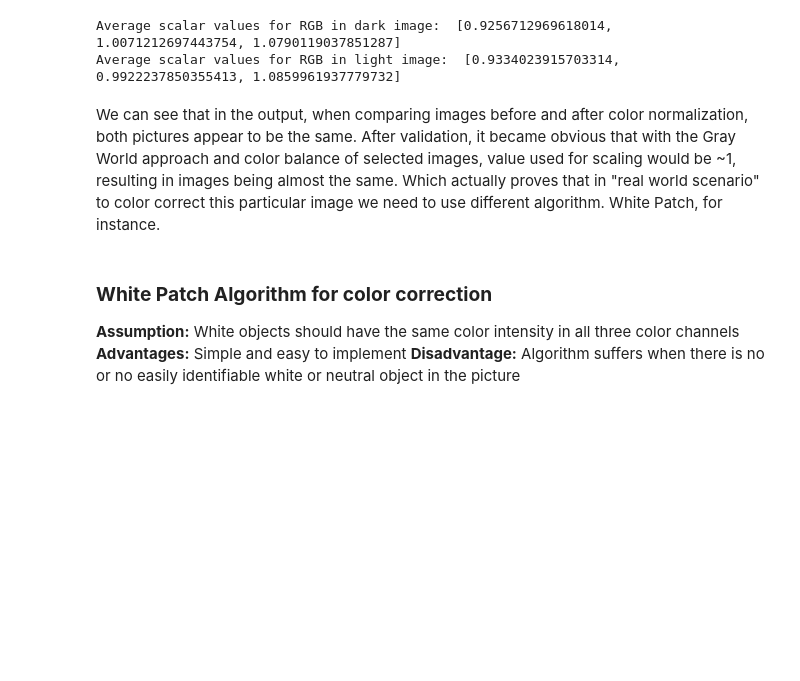
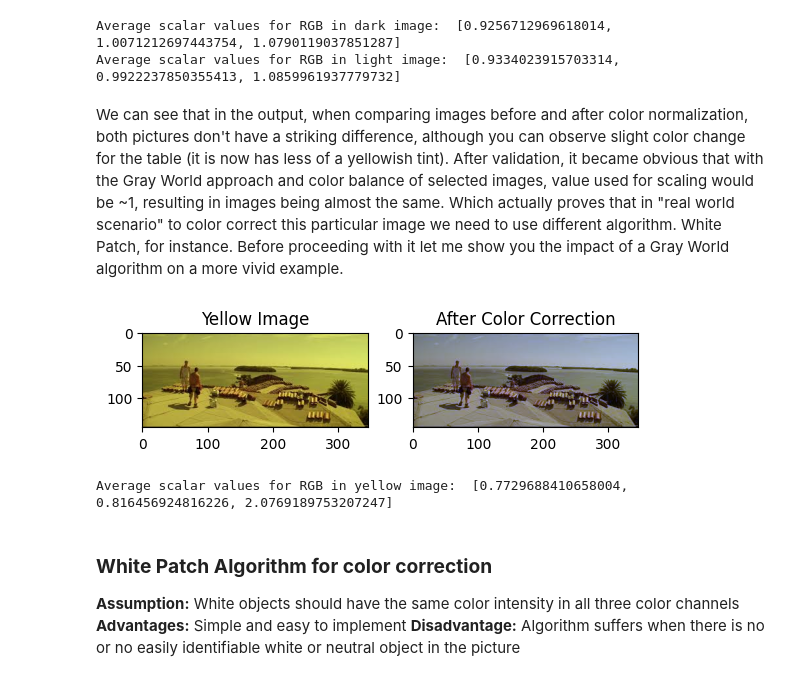
Before and after one commit to master-mbzuai/CV701, a Jupyter notebook: 01/code/tasks/2.1/Assignment_1_2_1.ipynb, the cells around one changed output. Cells and saved outputs as stored; diff of their text form; code cells hidden in the pictures; blank space fills up the shorter version.

Commit message:
Latest version of 2.1 includes bug fix, extra example for Gray world for POC and RGB histogram visualization to increase understanding of small color change in Gray World for selected images

```diff
--- a/01/code/tasks/2.1/Assignment_1.ipynb
+++ b/01/code/tasks/2.1/Assignment_1_2_1.ipynb
@@ -55,20 +57,20 @@ def gray_world_algorithm(img):
   red_scalar_avg, green_scalar_avg, blue_scalar_avg = 0, 0, 0
 
   #let's scale all three colors
-  for red_value in red:
-    red_value = np.multiply(red_value, np.divide(avg, avg_R))
+  for indx, red_value in enumerate(red):
+    red[indx] = np.multiply(red_value, np.divide(avg, avg_R))
     red_scalar_avg += np.divide(avg, avg_R)
 
-  for green_value in green:
-    green_value = np.multiply(green_value, np.divide(avg, avg_G))
+  for indx, green_value in enumerate(green):
+    green[indx] = np.multiply(green_value, np.divide(avg, avg_G))
     green_scalar_avg += np.divide(avg, avg_G)
 
-  for blue_value in blue:
-    blue_value = np.multiply(blue_value, np.divide(avg, avg_B))
+  for indx, blue_value in enumerate(blue):
+    blue[indx] = np.multiply(blue_value, np.divide(avg, avg_B))
     blue_scalar_avg += np.divide(avg, avg_B)
 
   # building modified image
-  gray_world_image = img
+  gray_world_image = np.copy(img)
   gray_world_image[:, :, 0] = red
   gray_world_image[:, :, 1] = green
   gray_world_image[:, :, 2] = blue
@@ -101,7 +103,26 @@ print("Average scalar values for RGB in light image: ", gray_world_light_image_s
 Average scalar values for RGB in dark image:  [0.9256712969618014, 1.0071212697443754, 1.0790119037851287]
 Average scalar values for RGB in light image:  [0.9334023915703314, 0.9922237850355413, 1.0859961937779732]
 # %% [markdown]
-We can see that in the output, when comparing images before and after color normalization, both pictures appear to be the same. After validation, it became obvious that with the Gray World approach and color balance of selected images, value used for scaling would be ~1, resulting in images being almost the same. Which actually proves that in "real world scenario" to color correct this particular image we need to use different algorithm. White Patch, for instance.
+We can see that in the output, when comparing images before and after color normalization, both pictures don't have a striking difference, although you can observe slight color change for the table (it is now has less of a yellowish tint). After validation, it became obvious that with the Gray World approach and color balance of selected images, value used for scaling would be ~1, resulting in images being almost the same. Which actually proves that in "real world scenario" to color correct this particular image we need to use different algorithm. White Patch, for instance.
+Before proceeding with it let me show you the impact of a Gray World algorithm on a more vivid example.
+# %%
+yellow_image = imread('images.jpeg')
+color_corrected_yellow_image, color_corrected_yellow_image_scalar = gray_world_algorithm(yellow_image)
+
+#plotting yellow image next to it's "Gray World color corrected version"
+
+images, axarr = plt.subplots(1,2)
+axarr[0].imshow(yellow_image)
+axarr[0].set_title("Yellow Image")
+axarr[1].imshow(color_corrected_yellow_image)
+axarr[1].set_title("After Color Correction")
+plt.show()
+
+#let's output scalars as well to see average difference
+print("Average scalar values for RGB in yellow image: ", color_corrected_yellow_image_scalar)
+# %% [output]
+[figure, added]
+Average scalar values for RGB in yellow image:  [0.7729688410658004, 0.816456924816226, 2.0769189753207247]
 # %% [markdown]
 ### **White Patch Algorithm for color correction**
 **Assumption:** White objects should have the same color intensity in all three color channels
```
Also changed, not shown: parts of 1 cell of this notebook.
